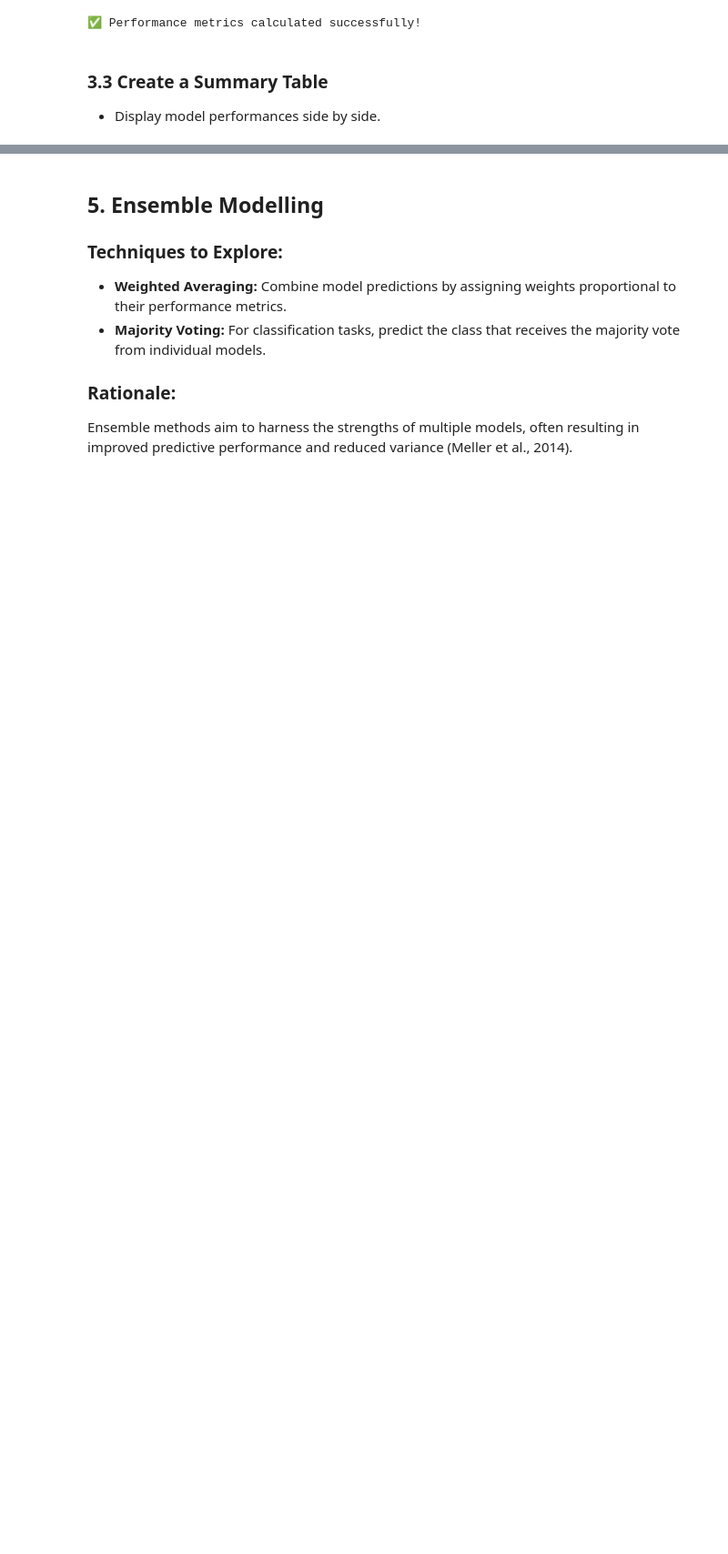
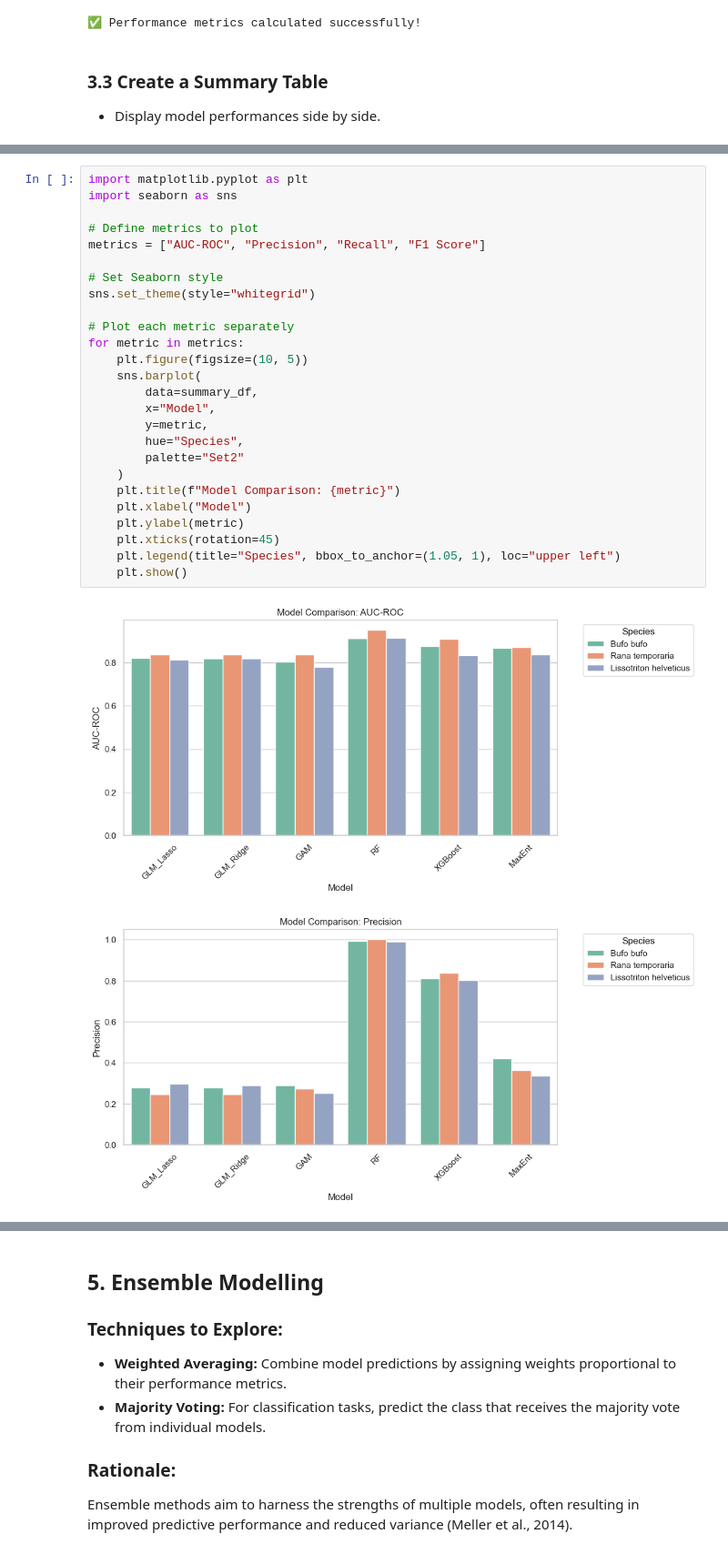
Before and after one commit to Mavisan6/MScThesis-MaviSantarelli, a Jupyter notebook: notebooks/2_Ensemble Modelling/4_Model_Comparison.ipynb, the cells around one changed output, grey strips where cells are left out. Shown at 91% size. Drawn from its saved outputs; the diff is of its cells as text; blank space fills up the shorter version.

Commit message:
Model Comparison

```diff
--- a/notebooks/2_Ensemble Modelling/4_Model_Comparison.ipynb
+++ b/notebooks/2_Ensemble Modelling/4_Model_Comparison.ipynb
@@ -479,3 +514,32 @@ ModuleNotFoundError: No module named 'ace_tools'
 
 ### **Rationale:**
 Visual representations facilitate intuitive comparisons and help identify models that perform well across various metrics.
+# %%
+import matplotlib.pyplot as plt
+import seaborn as sns
+
+# Define metrics to plot
+metrics = ["AUC-ROC", "Precision", "Recall", "F1 Score"]
+
+# Set Seaborn style
+sns.set_theme(style="whitegrid")
+
+# Plot each metric separately
+for metric in metrics:
+    plt.figure(figsize=(10, 5))
+    sns.barplot(
+        data=summary_df,
+        x="Model",
+        y=metric,
+        hue="Species",
+        palette="Set2"
+    )
+    plt.title(f"Model Comparison: {metric}")
+    plt.xlabel("Model")
+    plt.ylabel(metric)
+    plt.xticks(rotation=45)
+    plt.legend(title="Species", bbox_to_anchor=(1.05, 1), loc="upper left")
+    plt.show()
+# %% [output]
+[figure, added]
+[figure, added]
```
Also changed, not shown: parts of 7 cells of this notebook.
